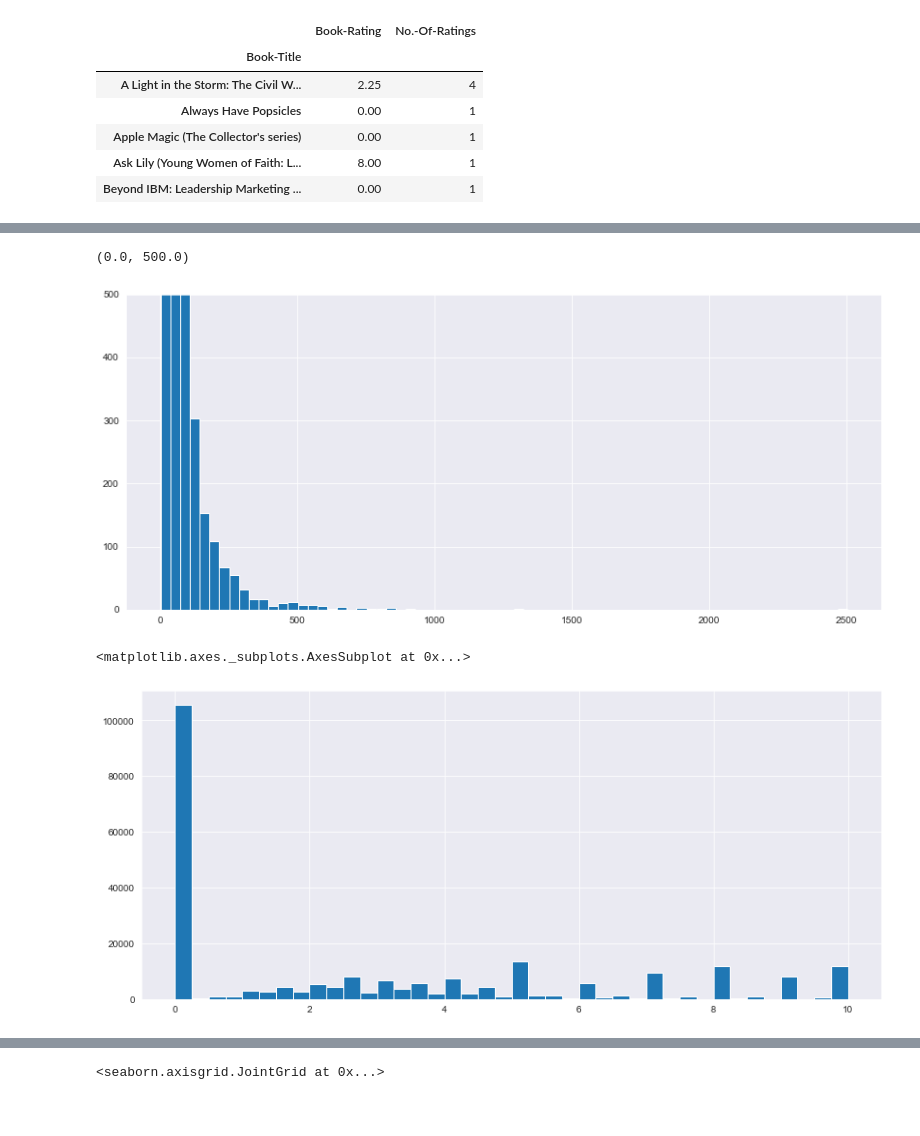
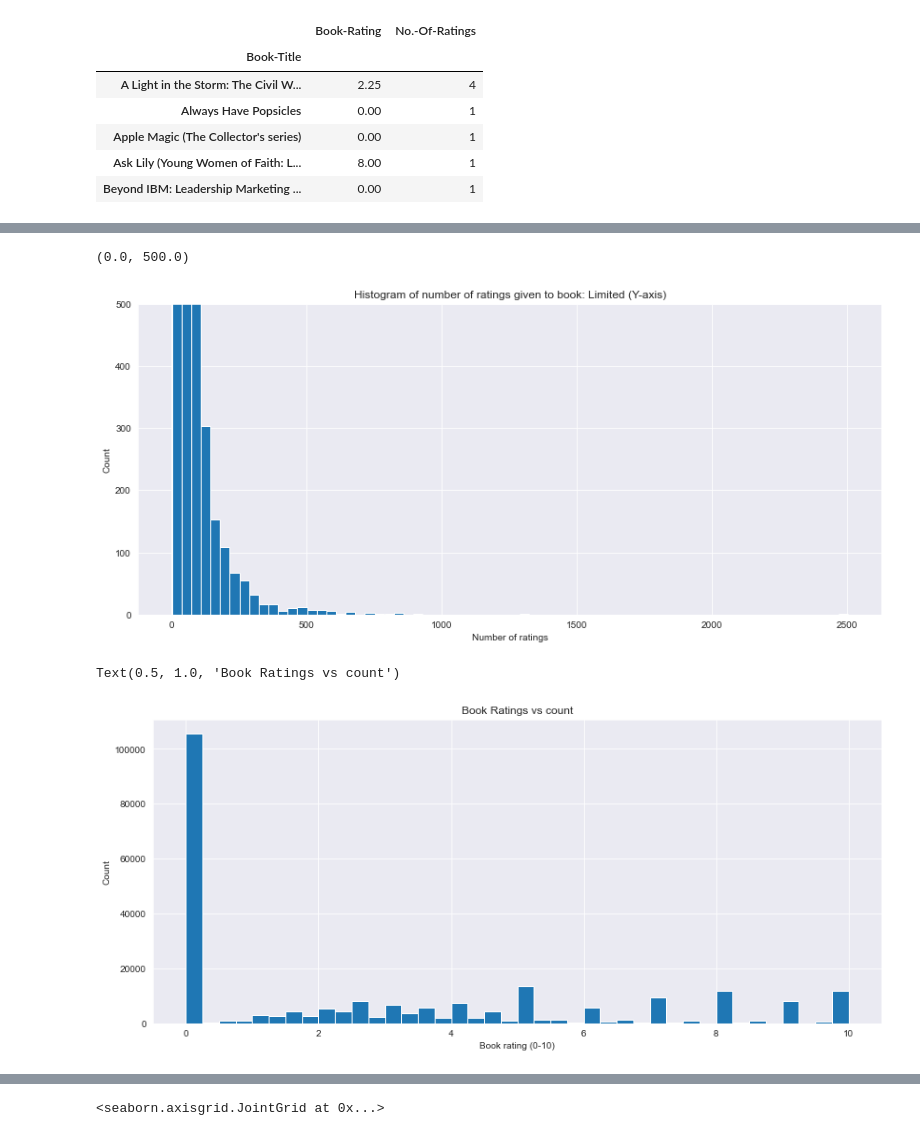
Before and after one commit to sarveshggn/books-recommender, a Jupyter notebook: Books-Recommender.ipynb, the cells around one changed output, grey strips where cells are left out. Drawn from its saved outputs; the diff is of its cells as text; code cells hidden in the pictures.

```diff
--- a/Books-Recommender.ipynb
+++ b/Books-Recommender.ipynb
@@ -214,16 +240,22 @@ mean_ratings['No.-Of-Ratings'].hist(bins=200)
 # %%
 plt.figure(figsize=(14,6))
 mean_ratings['No.-Of-Ratings'].hist(bins=70)
+plt.xlabel('Number of ratings')
+plt.ylabel('Count')
+plt.title('Histogram of number of ratings given to book: Limited (Y-axis)')
 plt.ylim(top=500)
 # %% [output]
 (0.0, 500.0)
-[figure, old version]
+[figure, new version]
 # %%
 plt.figure(figsize=(14,6))
 mean_ratings['Book-Rating'].hist(bins=40)
+plt.xlabel('Book rating (0-10)')
+plt.ylabel('Count')
+plt.title('Book Ratings vs count')
 # %% [output]
-<matplotlib.axes._subplots.AxesSubplot at 0x...>
+Text(0.5, 1.0, 'Book Ratings vs count')
-[figure, old version]
+[figure, new version]
 # %%
 plt.figure(figsize=(14,6))
 mean_ratings['Book-Rating'].hist(bins=40)
```
Also changed, not shown: parts of 25 cells of this notebook.
